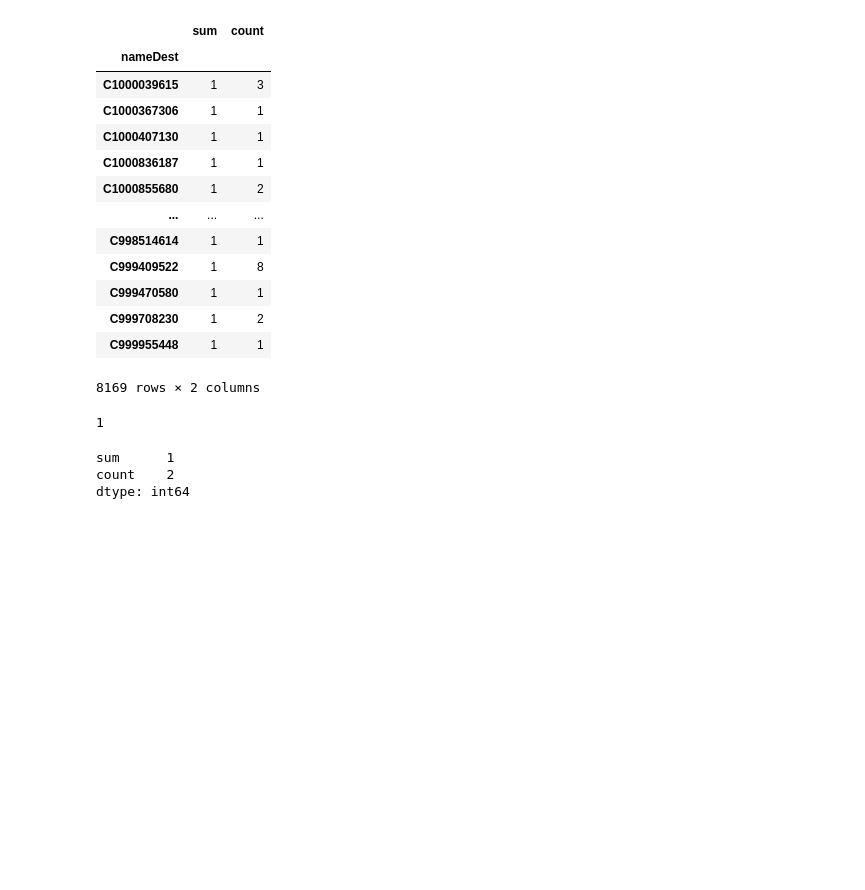
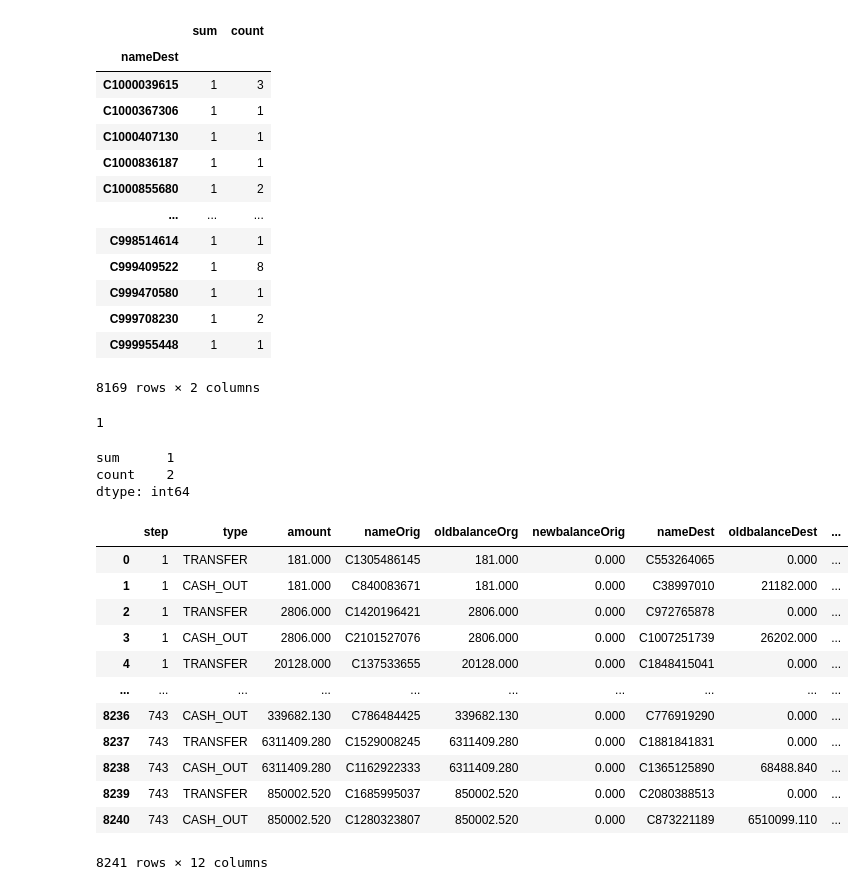
Before and after one commit to wolfbrr/ThesisDS, a Jupyter notebook: EDA/Exploratory_Data_Analysis.ipynb, the cells around one changed output. Cells and saved outputs as stored; diff of their text form; code cells hidden in the pictures; blank space fills up the shorter version.

```diff
--- a/EDA/Exploratory_Data_Analysis.ipynb
+++ b/EDA/Exploratory_Data_Analysis.ipynb
@@ -352,3 +352,19 @@ df_losers.groupby('nameOrig')['isFraud'].agg(['sum','count']).max()
 sum      1
 count    2
 dtype: int64
+# %%
+df_losers
+# %% [output]
+|  | step | type | amount | nameOrig | oldbalanceOrg | newbalanceOrig | nameDest | oldbalanceDest | ... |
+| 0 | 1 | TRANSFER | 181.000 | C1305486145 | 181.000 | 0.000 | C553264065 | 0.000 | ... |
+| 1 | 1 | CASH_OUT | 181.000 | C840083671 | 181.000 | 0.000 | C38997010 | 21182.000 | ... |
+| 2 | 1 | TRANSFER | 2806.000 | C1420196421 | 2806.000 | 0.000 | C972765878 | 0.000 | ... |
+| 3 | 1 | CASH_OUT | 2806.000 | C2101527076 | 2806.000 | 0.000 | C1007251739 | 26202.000 | ... |
+| 4 | 1 | TRANSFER | 20128.000 | C137533655 | 20128.000 | 0.000 | C1848415041 | 0.000 | ... |
+| ... | ... | ... | ... | ... | ... | ... | ... | ... | ... |
+| 8236 | 743 | CASH_OUT | 339682.130 | C786484425 | 339682.130 | 0.000 | C776919290 | 0.000 | ... |
+| 8237 | 743 | TRANSFER | 6311409.280 | C1529008245 | 6311409.280 | 0.000 | C1881841831 | 0.000 | ... |
+| 8238 | 743 | CASH_OUT | 6311409.280 | C1162922333 | 6311409.280 | 0.000 | C1365125890 | 68488.840 | ... |
+| 8239 | 743 | TRANSFER | 850002.520 | C1685995037 | 850002.520 | 0.000 | C2080388513 | 0.000 | ... |
+| 8240 | 743 | CASH_OUT | 850002.520 | C1280323807 | 850002.520 | 0.000 | C873221189 | 6510099.110 | ... |
+8241 rows × 12 columns
```
Also changed, not shown: parts of 3 cells of this notebook, 36 other files.
